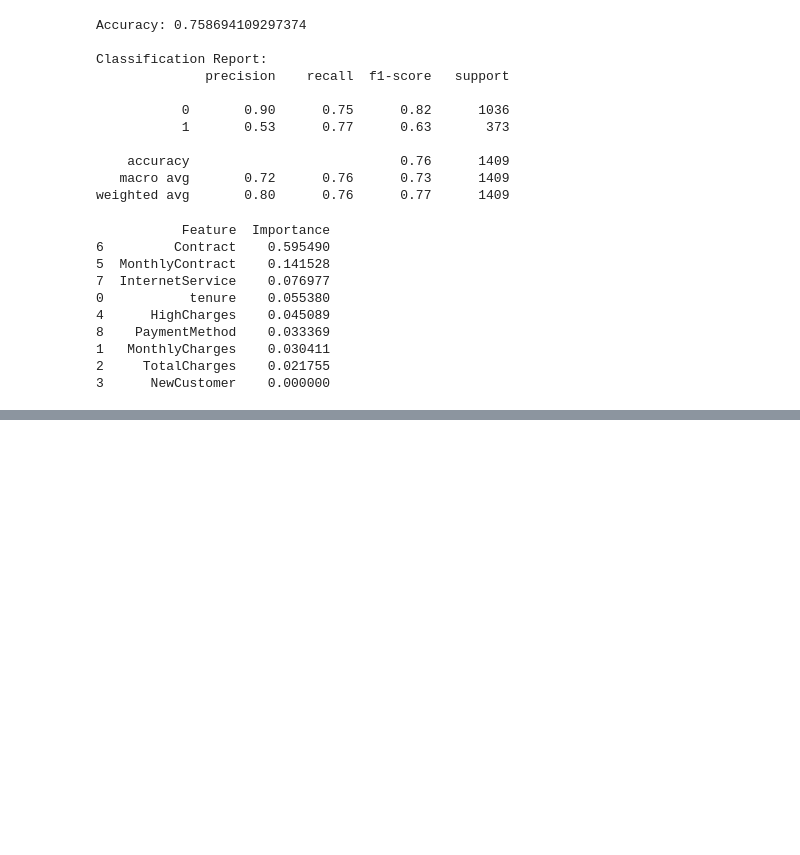
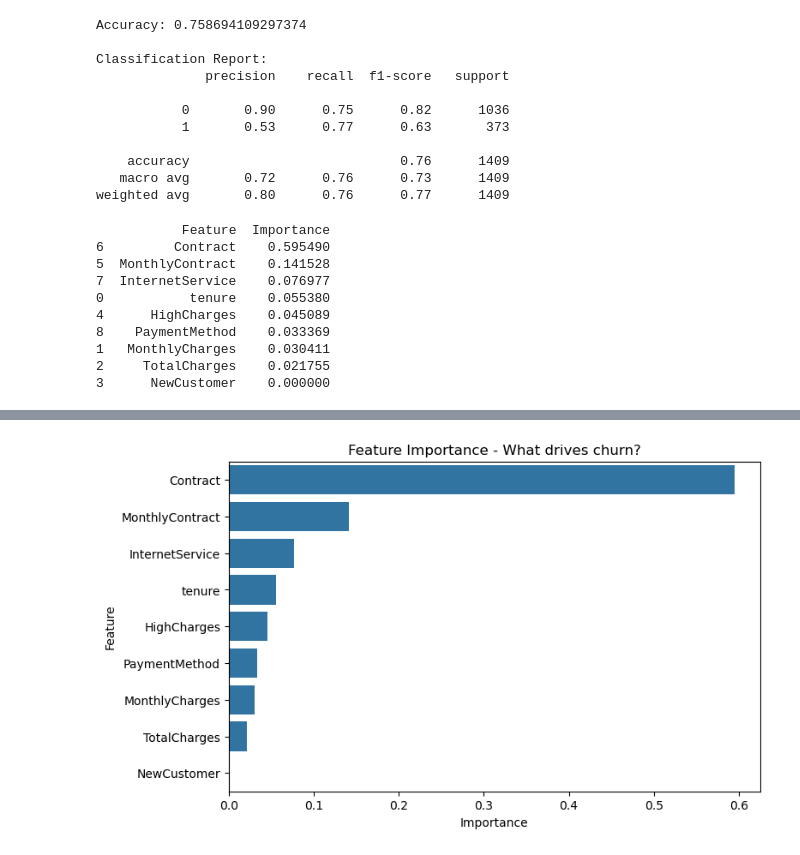
Before and after one commit to mahekshahh/telco-churn-prediction, a Jupyter notebook: churn_analysis.ipynb, the cells around one changed output, grey strips where cells are left out. Saved outputs shown, nothing was run; the diff lists cells and outputs as text; code cells hidden in the pictures; blank space fills up the shorter version.

Commit message:
Added feature importance chart and single customer churn prediction

```diff
--- a/churn_analysis.ipynb
+++ b/churn_analysis.ipynb
@@ -479,0 +530,7 @@ print(feature_importance)
+# %%
+plt.figure(figsize=(8,5))
+sns.barplot(x='Importance', y='Feature', data=feature_importance)
+plt.title('Feature Importance - What drives churn?')
+plt.show()
+# %% [output]
+[figure, added]
```
Also changed, not shown: parts of 1 cell of this notebook.
